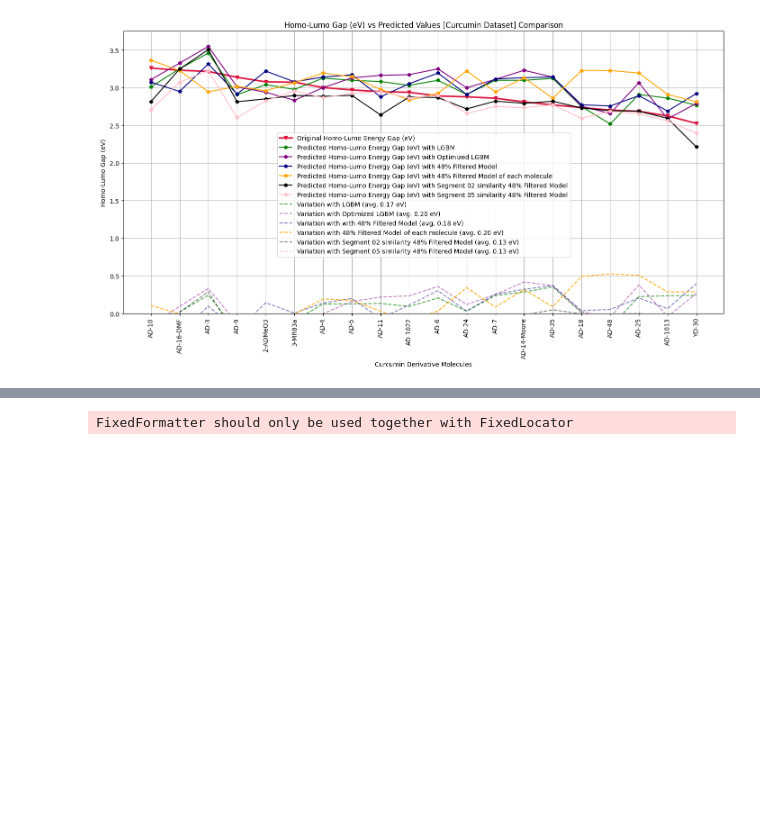
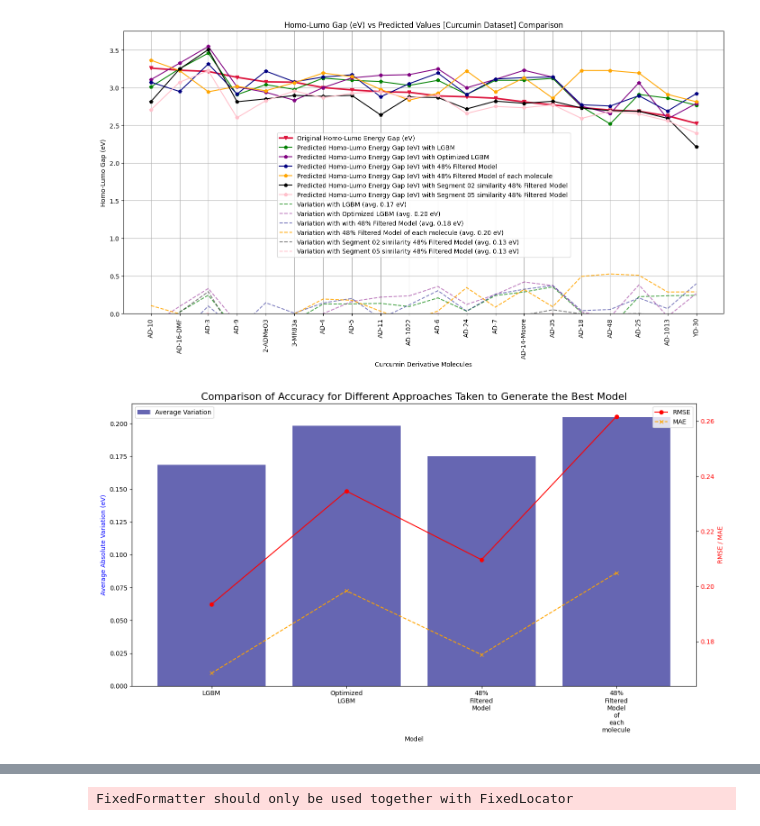
Before and after one commit to chamodpeiris/Curcumin_BendGap_Cheminfo, a Jupyter notebook: Cucumines/cucurmin_solutions/Solution04_RemovedMolecules/Phase03_SegmentSimilarity-Removed Molecules.ipynb, the cells around one changed output, grey strips where cells are left out. Drawn from its saved outputs; the diff is of its cells as text; code cells hidden in the pictures; blank space fills up the shorter version.

```diff
--- a/Cucumines/cucurmin_solutions/Solution04_RemovedMolecules/Phase03_SegmentSimilarity-Removed Molecules.ipynb
+++ b/Cucumines/cucurmin_solutions/Solution04_RemovedMolecules/Phase03_SegmentSimilarity-Removed Molecules.ipynb
@@ -903,3 +903,88 @@ fig.add_annotation(
 
 # Display the figure
 fig.show()
+# %%
+import pandas as pd
+import matplotlib.pyplot as plt
+import numpy as np
+from sklearn.metrics import mean_squared_error, mean_absolute_error
+
+data = pd.read_excel(r"C:\Users\Chamod Peiris\OneDrive - Chulalongkorn University\MS_Projects\Cheminformatics\Curcumin_EnergyGap\Curcumin_Masked_Data_Training_FInal.xlsx")
+
+# Calculate absolute variations
+data['Abs Variation - LGBM'] = abs(data['Original Energy Gap (eV)'] - data['E Gap - LGBM'])
+data['Abs Variation - Optimized LGBM'] = abs(data['Original Energy Gap (eV)'] - data['E Gap - Optimized LGBM'])
+data['Abs Variation - 48% Filtered Model'] = abs(data['Original Energy Gap (eV)'] - data['E Gap - 48% Filtered Model'])
+data['Abs Variation - 48% Filtered Model of each molecule'] = abs(data['Original Energy Gap (eV)'] - data['E Gap - 48% Filtered Model of each molecule'])
+avg_variations = {
+    'LGBM': data['Abs Variation - LGBM'].mean(),
+    'Optimized LGBM': data['Abs Variation - Optimized LGBM'].mean(),
+    '48% Filtered Model': data['Abs Variation - 48% Filtered Model'].mean(),
+    '48% Filtered Model of each molecule': data['Abs Variation - 48% Filtered Model of each molecule'].mean()
+}
+
+# Compute metrics
+metrics = {
+    'LGBM': {'RMSE': np.sqrt(mean_squared_error(data['Original Energy Gap (eV)'], data['E Gap - LGBM'])),
+              'MAE': mean_absolute_error(data['Original Energy Gap (eV)'], data['E Gap - LGBM'])},
+    'Optimized LGBM': {'RMSE': np.sqrt(mean_squared_error(data['Original Energy Gap (eV)'], data['E Gap - Optimized LGBM'])),
+                       'MAE': mean_absolute_error(data['Original Energy Gap (eV)'], data['E Gap - Optimized LGBM'])},
+    '48% Filtered Model': {'RMSE': np.sqrt(mean_squared_error(data['Original Energy Gap (eV)'], data['E Gap - 48% Filtered Model'])),
+                           'MAE': mean_absolute_error(data['Original Energy Gap (eV)'], data['E Gap - 48% Filtered Model'])},
+    '48% Filtered Model of each molecule': {'RMSE': np.sqrt(mean_squared_error(data['Original Energy Gap (eV)'], data['E Gap - 48% Filtered Model of each molecule'])),
+                                            'MAE': mean_absolute_error(data['Original Energy Gap (eV)'], data['E Gap - 48% Filtered Model of each molecule'])}
+}
+
+# Create the plot
+fig, ax1 = plt.subplots(figsize=(14, 5))
+
+# Plot average variations
+model_names = list(avg_variations.keys())
+avg_values = list(avg_variations.values())
+ax1.bar(model_names, avg_values, color='navy', alpha=0.6, label='Average Variation')
+ax1.set_xlabel('Model')
+ax1.set_ylabel('Average Absolute Variation (eV)', color='b')
+ax1.tick_params(axis='y', labelcolor='black')
+
+# Manually set x-axis labels with wrapped text
+wrapped_labels = [label.replace(' ', '\n') for label in model_names]
+ax1.set_xticklabels(wrapped_labels, rotation=0, ha='center')  # Ensure text is centered
+
+# Create second y-axis for RMSE and MAE
+ax2 = ax1.twinx()
+rmse_values = [metrics[model]['RMSE'] for model in model_names]
+mae_values = [metrics[model]['MAE'] for model in model_names]
+
+ax2.plot(model_names, rmse_values, color='red', marker='o', linestyle='-', label='RMSE')
+ax2.plot(model_names, mae_values, color='orange', marker='x', linestyle='--', label='MAE')
+ax2.set_ylabel('RMSE / MAE', color='r')
+ax2.tick_params(axis='y', labelcolor='r')
+
+# Add legends
+ax1.legend(loc='upper left')
+ax2.legend(loc='upper right')
+
+# Add title
+plt.title('Comparison of Accuracy for Different Approaches Taken to Generate the Best Model', fontdict={'fontsize': 16})
+
+# # Annotate the best model
+# best_model = min(avg_variations, key=avg_variations.get)  # Find the model with the smallest average variation
+# best_avg = avg_variations[best_model]
+# best_rmse = metrics[best_model]['RMSE']
+# best_mae = metrics[best_model]['MAE']
+
+# # Place annotation inside the plot area near the best bar
+# best_index = model_names.index(best_model)
+# best_bar_x = best_index
+# best_bar_height = avg_values[best_index]
+
+# ax1.annotate(f'Best Model: {best_model}\nAvg Variation: {best_avg:.3f} eV\nRMSE: {best_rmse:.3f}\nMAE: {best_mae:.3f}',
+#              xy=(best_bar_x, best_bar_height),
+#              xytext=(best_bar_x, 0.165),
+#              arrowprops=dict(facecolor='navy', shrink=0.05),
+#              ha='center')
+
+fig.tight_layout()
+plt.show()
+# %% [output]
+[figure, added]
```
Also changed, not shown: parts of 1 cell of this notebook, 1 other file.
